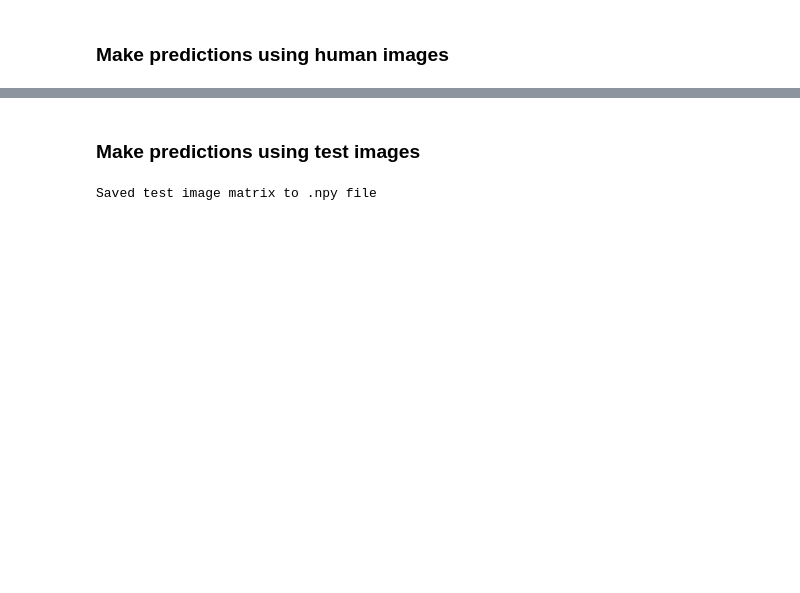
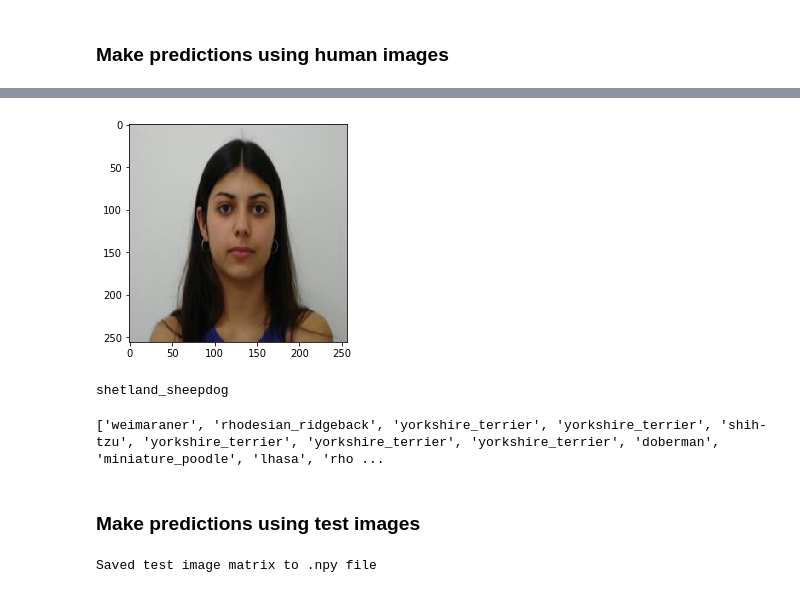
Before and after one commit to meccaLeccaHi/kaggle, a Jupyter notebook: kaggle-dogbreed.ipynb, the cells around one changed output, grey strips where cells are left out. Saved outputs shown, nothing was run; the diff lists cells and outputs as text; code cells hidden in the pictures; blank space fills up the shorter version.

```diff
--- a/kaggle-dogbreed.ipynb
+++ b/kaggle-dogbreed.ipynb
@@ -690,18 +754,15 @@ human_dir = os.path.join(HOME_DIR,'humans')
 human_content = glob.glob(human_dir+'/*.jpg') # Get list of image files
 # %%
 import cv2
-
-
 
 x_humans = []
 for i,f in enumerate(human_content):
     img = cv2.imread(f)
-    #img = cv2.imread(os.path.join(TEST_DIR,f))
-
-    #print(str.format('\r Image #{} loaded/ {} total images',i,len(test_content)))
-    x_humans.append(cv2.resize(img, input_shape[:-1]))
+    x_humans.append(cv2.resize(img[:,:,[2,1,0]], input_shape[:-1]))
 img = cv2.imread(os.path.join(TEST_DIR,f))
 x_humans  = np.array(x_humans, np.float32) / 255.
 
 #np.save(os.path.join(RESULTS_DIR,'imgs_human.npy'), x_humans)
 #print('Saved human image matrix to .npy file')
+# %%
+i = 56
@@ -708,12 +793,21 @@ x_humans  = np.array(x_humans, np.float32) / 255.
 # %%
-i = 1
+i += 1
 
 # Show image
-plt.imshow(x_humans[i])
+plt.imshow(x_humans[i,:,:,:])
 plt.show()
 
 # Show predicted image class
-print(inverted_dict.values()[np.argmax(incept_mod.predict(x_humans[i]))])
+human_preds = [inverted_dict[x] for x in np.argmax(xcept_mod.predict(x_humans),axis=1)]
+print(human_preds[i])
+#print(human_preds)
+# %% [output]
+[figure, added]
+shetland_sheepdog
+# %%
+print(human_preds)
+# %% [output]
+['weimaraner', 'rhodesian_ridgeback', 'yorkshire_terrier', 'yorkshire_terrier', 'shih-tzu', 'yorkshire_terrier', 'yorkshire_terrier', 'yorkshire_terrier', 'doberman', 'miniature_poodle', 'lhasa', 'rho ...
 # %% [markdown]
 ### Make predictions using test images
 # %%
```
Also changed, not shown: parts of 20 cells of this notebook.
